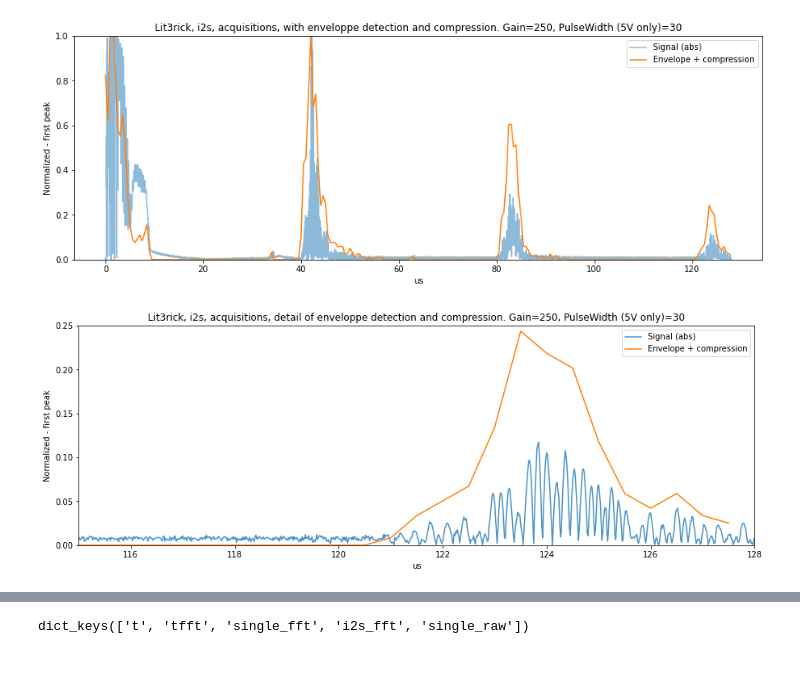
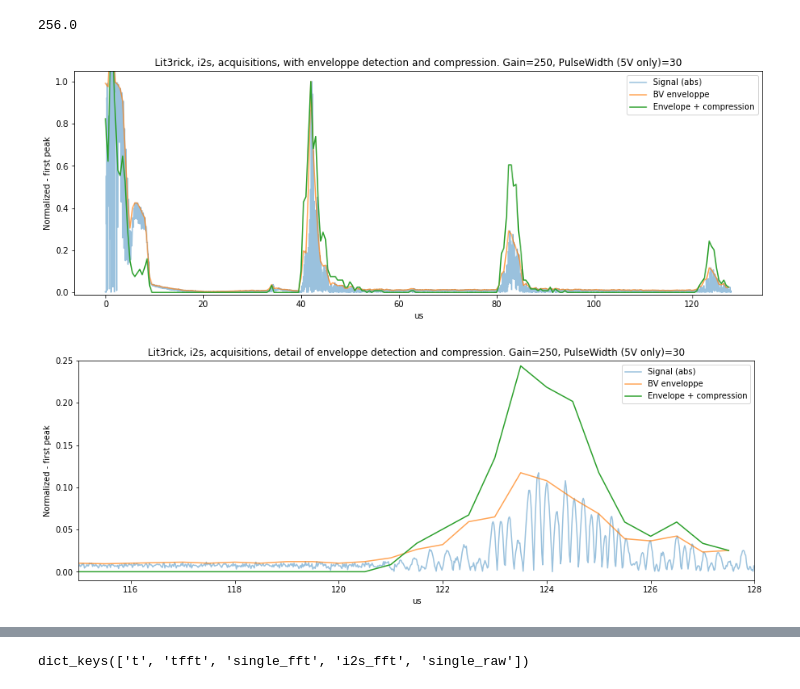
Before and after one commit to kelu124/lit3rick, a Jupyter notebook: sample_acqs/lit3rick_i2s/0.CreatingPickles_lit3.ipynb, the cells around one changed output, grey strips where cells are left out. Cells and saved outputs as stored; diff of their text form; code cells hidden in the pictures.

Commit message:
Testing other enveloppes for reference

```diff
--- a/sample_acqs/lit3rick_i2s/0.CreatingPickles_lit3.ipynb
+++ b/sample_acqs/lit3rick_i2s/0.CreatingPickles_lit3.ipynb
@@ -26,29 +24,43 @@ d["single_raw"] = my_data/1024.0
 
 with open('lit3rick_i2s.pkl', 'wb') as fp:
     pickle.dump(d, fp, protocol=4)
+# %%
+len(d["single_raw"])/window
+# %% [output]
+256.0
+# %%
+BiVi = []
+window = 32
+for k in range(int(len(d["single_raw"])/window)):
+    start = k*window
+    stop = k*window+window-1
+    #print(start,stop,start/256)
+    BiVi.append(np.max(np.abs(d["single_raw"][start:stop])))
 # %%
 plt.figure(figsize=(15,5))
-plt.plot(d["t"],np.abs(d["single_raw"])/np.max(np.abs(d["single_raw"])[2000:8000]),alpha=0.5,label="Signal (abs)")
+plt.plot(d["t"],np.abs(d["single_raw"])/np.max(np.abs(d["single_raw"])[2000:8000]),alpha=0.45,label="Signal (abs)")
+plt.plot(d["tfft"],BiVi/np.max(BiVi[80:100]), label = "BV enveloppe",alpha=0.7)
 plt.plot(d["tfft"],d["single_fft"]/np.max(d["single_fft"][80:100]), label = "Envelope + compression")
 plt.title("Lit3rick, i2s, acquisitions, with enveloppe detection and compression. Gain=250, PulseWidth (5V only)=30")
-plt.ylim((0,1))
+plt.ylim((-0.01,1.05))
 #plt.xlim((40,50))
 plt.xlabel('us')
 plt.legend()
 plt.ylabel('Normalized - first peak')
 plt.savefig("lit3_i2s.jpg")
 # %% [output]
-[figure, old version]
+[figure, new version]
 # %%
 plt.figure(figsize=(15,5))
-plt.plot(d["t"],np.abs(d["single_raw"])/np.max(np.abs(d["single_raw"])[2000:8000]),alpha=0.8,label="Signal (abs)")
+plt.plot(d["t"],np.abs(d["single_raw"])/np.max(np.abs(d["single_raw"])[2000:8000]),alpha=0.45,label="Signal (abs)")
+plt.plot(d["tfft"],BiVi/np.max(BiVi[80:100]), label = "BV enveloppe",alpha=0.7)
 plt.plot(d["tfft"],d["single_fft"]/np.max(d["single_fft"][80:100]), label = "Envelope + compression")
 plt.title("Lit3rick, i2s, acquisitions, detail of enveloppe detection and compression. Gain=250, PulseWidth (5V only)=30")
-plt.ylim((0,0.25))
+plt.ylim((-0.01,0.25))
 plt.xlim((115,128))
 plt.xlabel('us')
 plt.ylabel('Normalized - first peak')
 plt.legend()
 plt.savefig("lit3_i2s_detailed.jpg")
 # %% [output]
-[figure, old version]
+[figure, new version]
```
Also changed, not shown: parts of 2 cells of this notebook, 5 other files.
